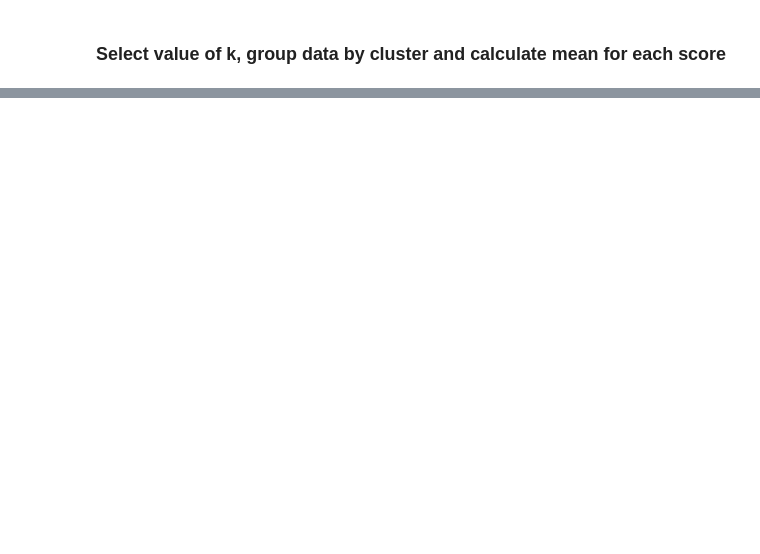
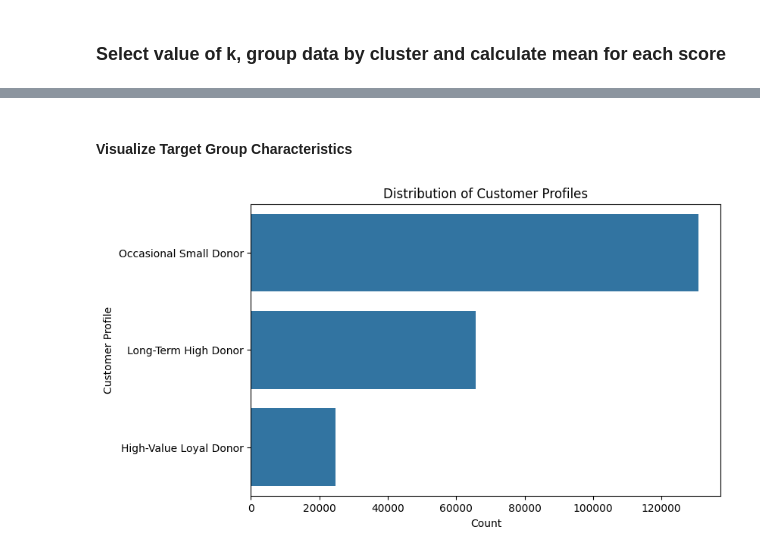
Before and after one commit to minhnguyenquang1709/gp-datamining, a Jupyter notebook: clustering.ipynb, the cells around one changed output, grey strips where cells are left out. Cells and saved outputs as stored; diff of their text form; code cells hidden in the pictures; blank space fills up the shorter version.

```diff
--- a/clustering.ipynb
+++ b/clustering.ipynb
@@ -130,0 +282,38 @@ Silhouette score =  0.7162285730815076
+# %%
+from scipy.stats import f_oneway
+
+anova_results = {}
+features = ['Recency', 'Frequency', 'TotalAmount', 'Duration']
+
+for feature in features:
+    groups = [clustering_df[clustering_df['Cluster'] == c][feature] for c in clustering_df['Cluster'].unique()]
+    stat, p_value = f_oneway(*groups)
+    anova_results[feature] = p_value
+
+# Display results
+print("ANOVA Test Results:")
+print(pd.DataFrame(anova_results, index=["p-value"]).T)
+
+from scipy.stats import chi2_contingency
+
+# Example: Checking gender distribution across clusters
+contingency_table = pd.crosstab(combined_df['Gender'], clustering_df['Cluster'])
+chi2, p, _, _ = chi2_contingency(contingency_table)
+
+print(f"Chi-square test p-value: {p:.4f}")
+
+def classify_customer(row):
+    if row['Frequency'] > 10 and row['TotalAmount'] > 500:
+        return "High-Value Loyal Donor"
+    elif row['Recency'] < 30 and row['TotalAmount'] < 100:
+        return "New Low-Value Donor"
+    elif row['Duration'] > 365 and row['TotalAmount'] > 1000:
+        return "Long-Term High Donor"
+    else:
+        return "Occasional Small Donor"
+
+combined_df['Customer_Profile'] = combined_df.apply(classify_customer, axis=1)
+
+# Display the updated dataframe with the new 'Customer_Profile' column
+print("Updated DataFrame with Customer Profiles:")
+display(combined_df[['UserID', 'Customer_Profile']].head())
@@ -130,0 +335,11 @@ Silhouette score =  0.7162285730815076
+# %% [markdown]
+#### Visualize Target Group Characteristics
+# %%
+plt.figure(figsize=(8,5))
+sns.countplot(y=combined_df['Customer_Profile'], order=combined_df['Customer_Profile'].value_counts().index)
+plt.xlabel("Count")
+plt.ylabel("Customer Profile")
+plt.title("Distribution of Customer Profiles")
+plt.show()
+# %% [output]
+[figure, added]
```
Also changed, not shown: parts of 18 cells of this notebook.
